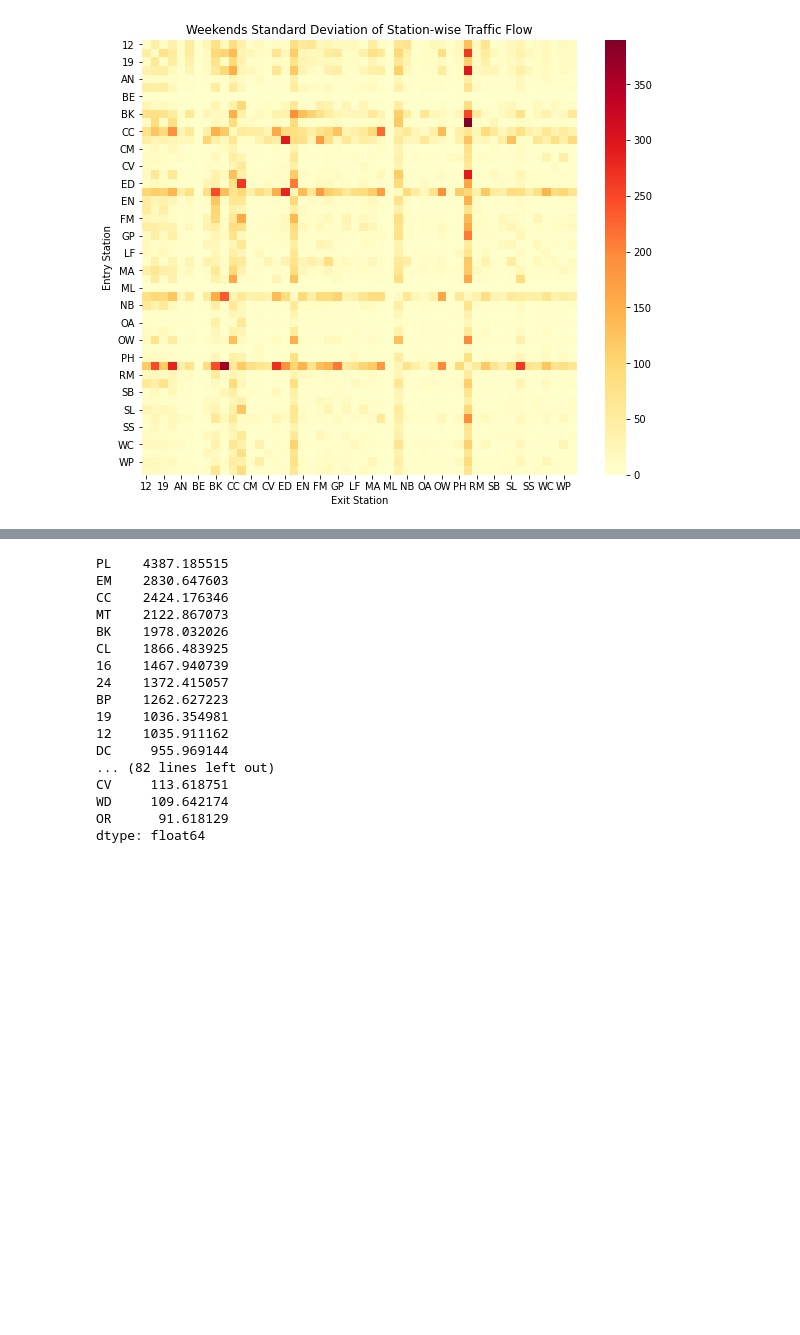
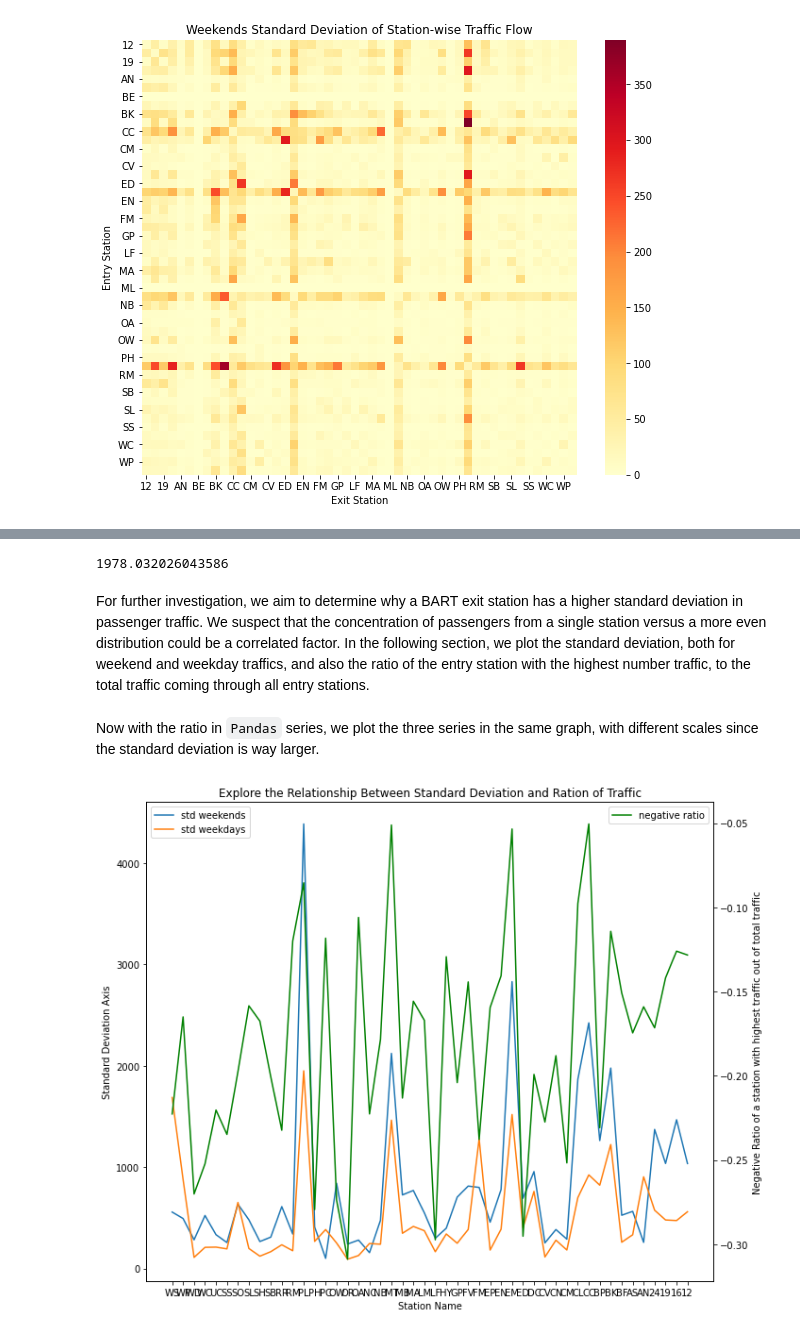
Before and after one commit to UCB-stat-159-s23/project-Group23, a Jupyter notebook: Jingya_new_EDA.ipynb, the cells around one changed output, grey strips where cells are left out. Drawn from its saved outputs; the diff is of its cells as text; code cells hidden in the pictures; blank space fills up the shorter version.

Commit message:
Add analysis of ratio

```diff
--- a/Jingya_new_EDA.ipynb
+++ b/Jingya_new_EDA.ipynb
@@ -148,29 +158,55 @@ def stdOnEntries(weekend=True):
     df = df[df['Exit Station'] == 'Entries']
     filtered_columns = [col for col in df.columns if len(col) == 2] # Filter out the Unnessary Columns
     df = df[filtered_columns]
-    std_df = df.std().sort_values(ascending=False)
+    std_df = df.std().sort_index(ascending=False)
     std_df = std_df[std_df > 0] # remove zero since some station is closed during weekends and the std is 0
     return std_df
-# %%
-std_weekends = stdOnEntries(True)
-std_weekdays = stdOnEntries(False)
-print(std_weekends)
-print(std_weekdays)
-# %% [output]
-PL    4387.185515
-EM    2830.647603
-CC    2424.176346
-MT    2122.867073
-BK    1978.032026
-CL    1866.483925
-16    1467.940739
-24    1372.415057
-BP    1262.627223
-19    1036.354981
-12    1035.911162
-DC     955.969144
-... (82 lines left out)
-CV     113.618751
-WD     109.642174
-OR      91.618129
-dtype: float64
+# %%
+std_weekends = stdOnEntries(True)
+std_weekdays = stdOnEntries(False)
+commerce = ['CC', 'EM', 'MT', 'PL']
+school = ['BK']
+mix = ['AS', 'MA', '19', '12', 'OW']
+transport = ['OA', 'SO']
+for station in school:
+    print(std_weekends[station])
+# %% [output]
+1978.032026043586
+# %% [markdown]
+For further investigation, we aim to determine why a BART exit station has a higher standard deviation in passenger traffic. We suspect that the concentration of passengers from a single station versus a more even distribution could be a correlated factor. In the following section, we plot the standard deviation, both for weekend and weekday traffics, and also the ratio of the entry station with the highest number traffic, to the total traffic coming through all entry stations.
+# %%
+dfs = [loadData(year) for year in years]
+df = pd.concat(dfs)
+grouped_df = df.groupby("Exit Station").sum()
+largest_values = grouped_df.apply(lambda x: x.nlargest(2).iloc[0])
+second_largest_values = grouped_df.apply(lambda x: x.nlargest(2).iloc[1])
+ratio = (second_largest_values / largest_values).sort_index(ascending=False)
+ratio = ratio[ratio.index.str.len() == 2]
+ratio.dropna(inplace=True)
+# %% [markdown]
+Now with the ratio in `Pandas` series, we plot the three series in the same graph, with different scales since the standard deviation is way larger.
+# %%
+negative_ratio = - ratio
+fig, ax1 = plt.subplots(figsize=(10, 8))
+# Plot standard deviation of weekends and weekday traffic
+ax1.plot(std_weekends.index, std_weekends.values, label='std weekends')
+ax1.plot(std_weekdays.index, std_weekdays.values, label='std weekdays')
+
+# Plot the ratio
+ax2 = ax1.twinx()
+ax2.plot(negative_ratio.index, negative_ratio.values, label='negative ratio', color='green')
+ax2.set_ylabel('Negative Ratio of a station with highest traffic out of total traffic')
+# Set labels and title
+ax1.set_xlabel('Station Name')
+ax1.set_ylabel('Standard Deviation Axis')
+ax1.set_title('Explore the Relationship Between Standard Deviation and Ration of Traffic')
+
+# Add a legend
+ax1.legend(loc='upper left')
+ax2.legend(loc='upper right')
+plt.tight_layout()
+
+# Display the graph
+plt.show()
+# %% [output]
+[figure, added]
```
Also changed, not shown: parts of 5 cells of this notebook.
